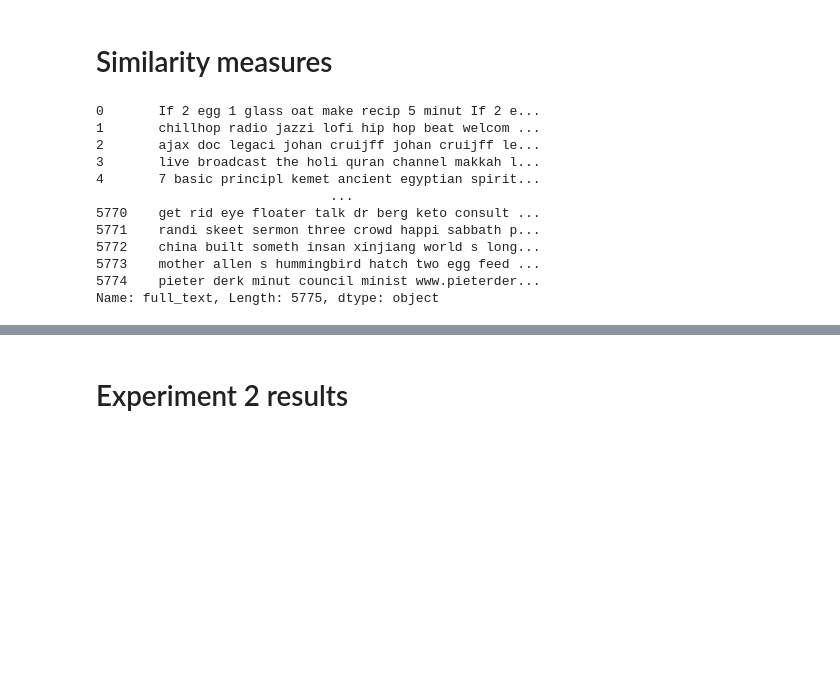
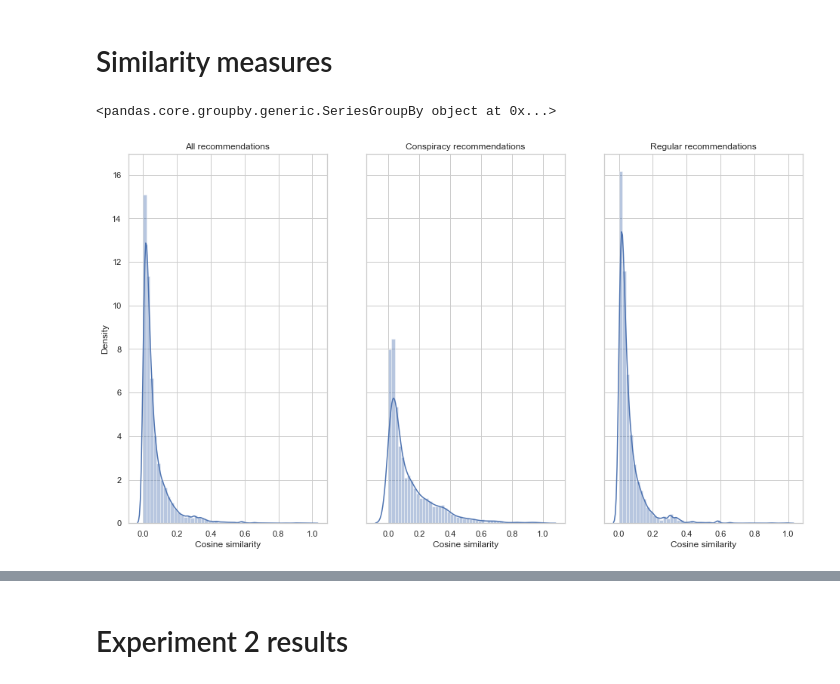
Before and after one commit to Roan-Schellingerhout/YouTube_conspiracy_paper, a Jupyter notebook: Machine Learning/Predictions.ipynb, the cells around one changed output, grey strips where cells are left out. Drawn from its saved outputs; the diff is of its cells as text; code cells hidden in the pictures; blank space fills up the shorter version.

```diff
--- a/Machine Learning/Predictions.ipynb
+++ b/Machine Learning/Predictions.ipynb
@@ -211,17 +200,2 @@ pivot.loc["strategy 3"].T.plot(figsize=(16,9))
 # %% [markdown]
 # Similarity measures
-# %%
-combined["full_text"]
-# %% [output]
-0       If 2 egg 1 glass oat make recip 5 minut If 2 e...
-1       chillhop radio jazzi lofi hip hop beat welcom ...
-2       ajax doc legaci johan cruijff johan cruijff le...
-3       live broadcast the holi quran channel makkah l...
-4       7 basic principl kemet ancient egyptian spirit...
-                              ...
-5770    get rid eye floater talk dr berg keto consult ...
-5771    randi skeet sermon three crowd happi sabbath p...
-5772    china built someth insan xinjiang world s long...
-5773    mother allen s hummingbird hatch two egg feed ...
-5774    pieter derk minut council minist www.pieterder...
-Name: full_text, Length: 5775, dtype: object
@@ -234,3 +215,42 @@ sim_df = similarities.apply(np.mean).unstack()
+# %%
+# only take the left triangle of the matrix (so no duplicates)
+def fixer(array):
+    triangle = []
+
+    # Take left triangle
+    for i in range(len(array)):
+        triangle.extend(array[i, :i])
+
+    triangle = np.array(triangle)
+
+    # If not enough videos are present, set the similarity to 0
+    if len(triangle) < 2:
+        triangle = np.array([0])
+
+    return triangle
+
+similarities = similarities.apply(lambda x: fixer(x))
+similarities_con = similarities_con.apply(lambda x: fixer(x))
+similarities_reg = similarities_reg.apply(lambda x: fixer(x))
+# %%
+similarities.unstack().groupby("strategy")[2]
+# %% [output]
+<pandas.core.groupby.generic.SeriesGroupBy object at 0x...>
+# %%
+# Show distribution
+fig, ax = plt.subplots(nrows=1, ncols=3, figsize=(16, 9), sharey=True)
+
+for idx, sim in enumerate([similarities, similarities_con, similarities_reg]):
+    titles = ["All recommendations", "Conspiracy recommendations", "Regular recommendations"]
+    sims = []
+    for i in sim.iteritems():
+        sims.extend(list(i[1]))
+
+#     sns.distplot(np.array(sims), ax=ax[idx])
+
+#     ax[idx].set(xlabel='Cosine similarity', title=titles[idx])
+# %% [output]
+[figure, added]
 # %%
 def group_2(sim_df, strategy, i):
     return sim_df.loc[(sim_df.index.get_level_values("strategy") == strategy)][i].groupby("user").mean().values
```
Also changed, not shown: parts of 12 cells of this notebook, 6 other files.
